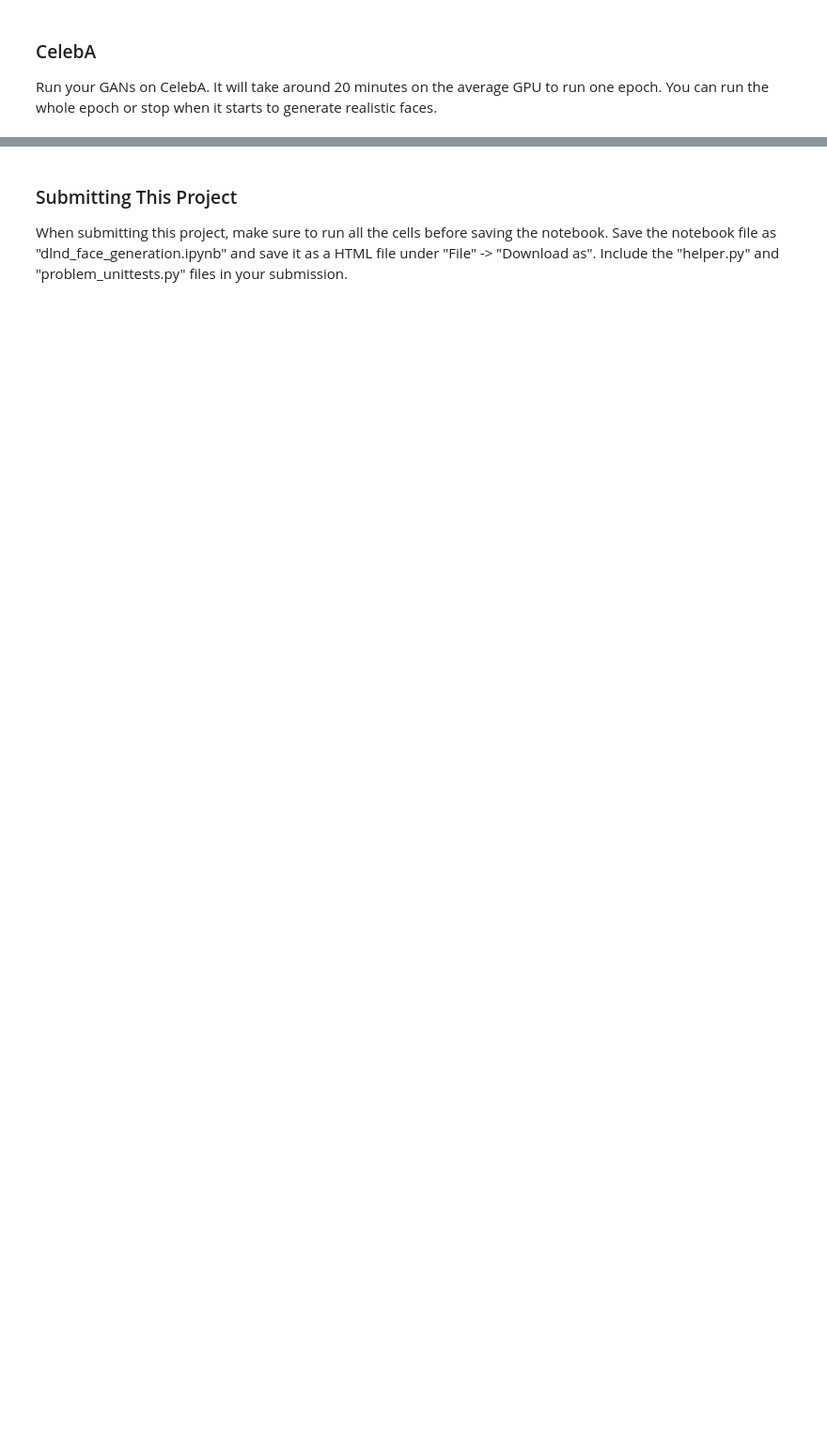
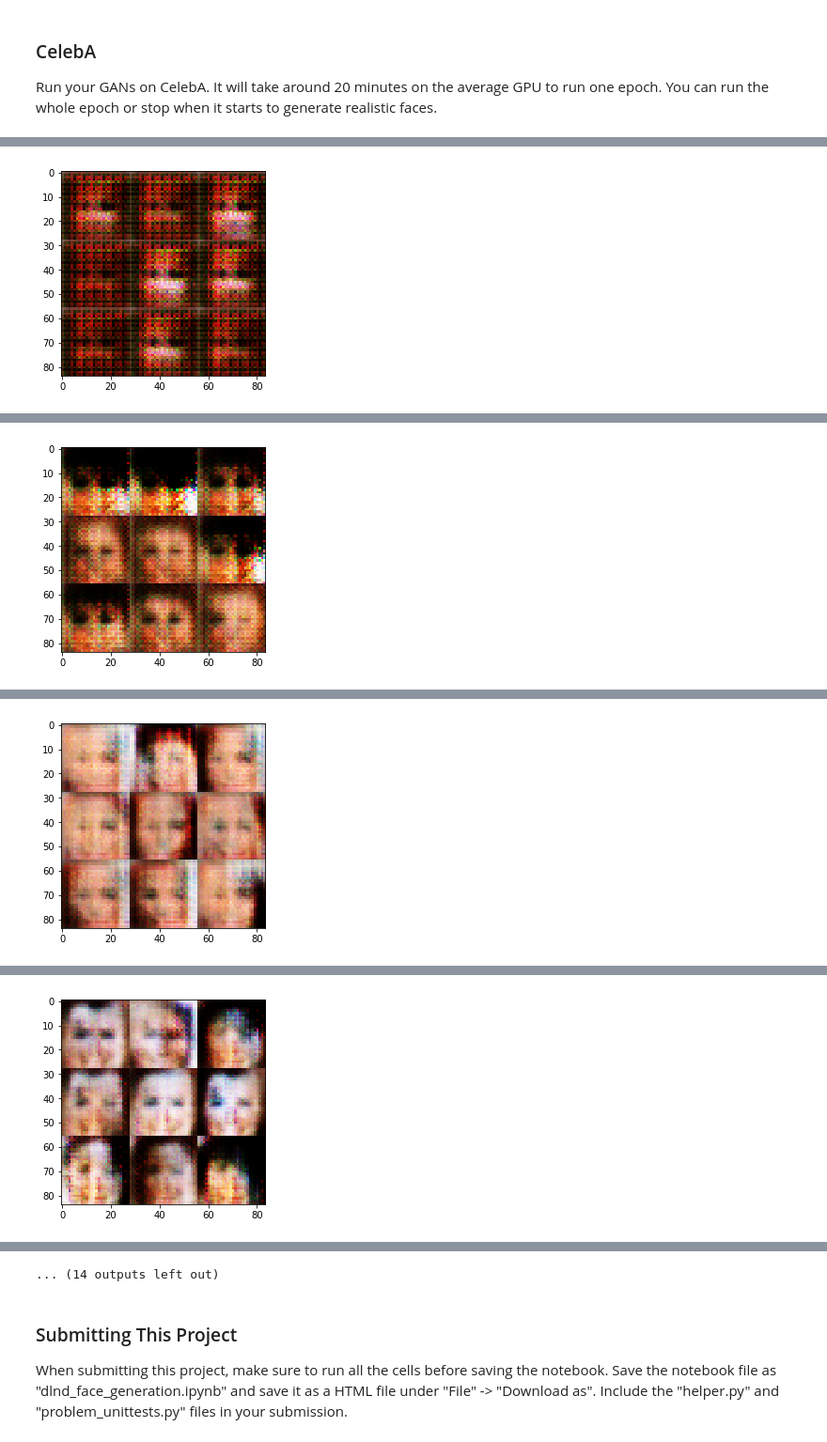
Before and after one commit to wallyt/DLND_face_generation, a Jupyter notebook: dlnd_face_generation.ipynb, the cells around one changed output, grey strips where cells are left out. Shown: that part at 94% size. Drawn from its saved outputs; the diff is of its cells as text; code cells hidden in the pictures; blank space fills up the shorter version.

```diff
--- a/dlnd_face_generation.ipynb
+++ b/dlnd_face_generation.ipynb
@@ -369,9 +474,9 @@ with tf.Graph().as_default():
 Run your GANs on CelebA.  It will take around 20 minutes on the average GPU to run one epoch.  You can run the whole epoch or stop when it starts to generate realistic faces.
 # %%
 batch_size = 64
-z_dim = None
-learning_rate = 0.0005
-beta1 = None
+z_dim = 100
+learning_rate = 0.002
+beta1 = 0.5
 
 
 """
@@ -383,3 +488,4 @@ celeba_dataset = helper.Dataset('celeba', glob(os.path.join(data_dir, 'img_align
 with tf.Graph().as_default():
     train(epochs, batch_size, z_dim, learning_rate, beta1, celeba_dataset.get_batches,
           celeba_dataset.shape, celeba_dataset.image_mode)
+# %% [output]
@@ -385,0 +502 @@ with tf.Graph().as_default():
+[figure, added]
@@ -385,0 +513 @@ with tf.Graph().as_default():
+[figure, added]
@@ -385,0 +524 @@ with tf.Graph().as_default():
+[figure, added]
@@ -385,0 +535 @@ with tf.Graph().as_default():
+[figure, added]
@@ -386,3 +558,4 @@ with tf.Graph().as_default():
+... (14 outputs left out)
 # %% [markdown]
 ### Submitting This Project
 When submitting this project, make sure to run all the cells before saving the notebook. Save the notebook file as "dlnd_face_generation.ipynb" and save it as a HTML file under "File" -> "Download as". Include the "helper.py" and "problem_unittests.py" files in your submission.
```
Also changed, not shown: parts of 9 cells of this notebook.
